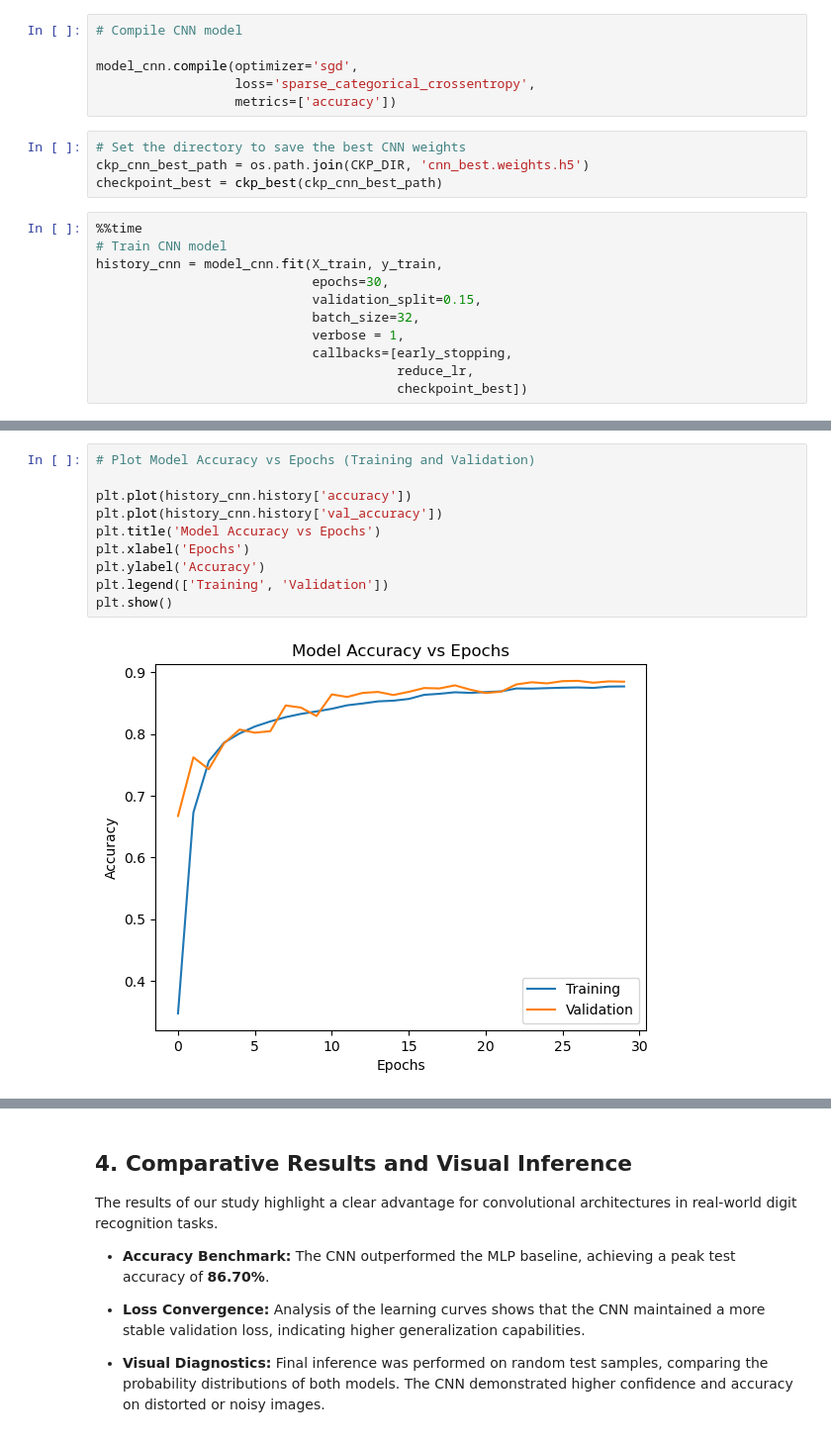
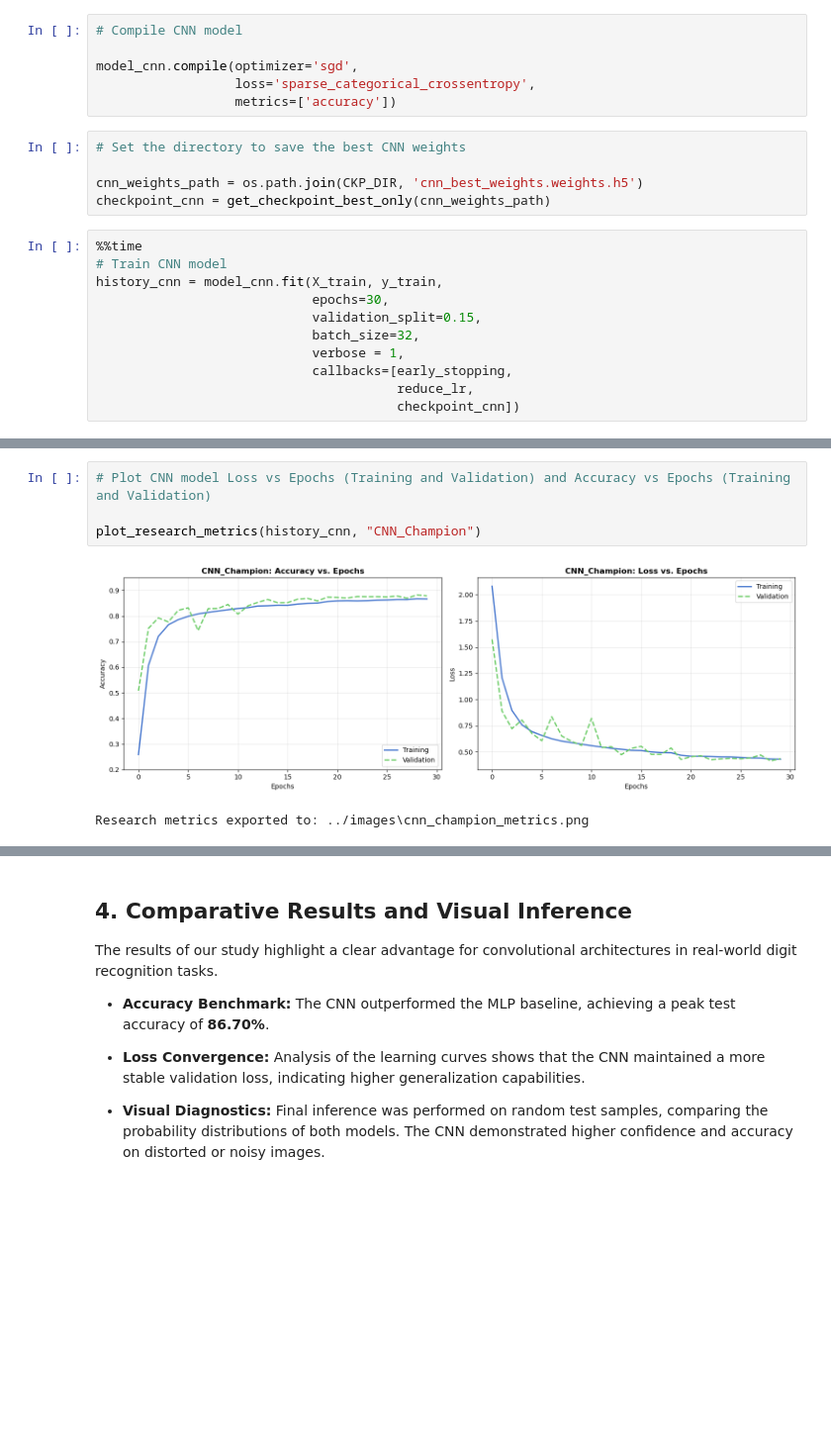
Before and after one commit to fvalerii/svhn-digit-classification, a Jupyter notebook: notebooks/svhn_image_classifier.ipynb, the cells around one changed output, grey strips where cells are left out. Shown at 99% size. Saved outputs shown, nothing was run; the diff lists cells and outputs as text; blank space fills up the shorter version.

```diff
--- a/notebooks/svhn_image_classifier.ipynb
+++ b/notebooks/svhn_image_classifier.ipynb
@@ -399,8 +460,9 @@ model_cnn.compile(optimizer='sgd',
                   metrics=['accuracy'])
 # %%
 # Set the directory to save the best CNN weights
-ckp_cnn_best_path = os.path.join(CKP_DIR, 'cnn_best.weights.h5')
-checkpoint_best = ckp_best(ckp_cnn_best_path)
+
+cnn_weights_path = os.path.join(CKP_DIR, 'cnn_best_weights.weights.h5')
+checkpoint_cnn = get_checkpoint_best_only(cnn_weights_path)
 # %%
 %%time
 # Train CNN model
@@ -411,6 +473,6 @@ history_cnn = model_cnn.fit(X_train, y_train,
                             verbose = 1,
                             callbacks=[early_stopping,
                                        reduce_lr,
-                                       checkpoint_best])
+                                       checkpoint_cnn])
 # %% [output]
 Epoch 1/30
@@ -445,15 +495,10 @@ plt.show()
-# %%
-# Plot Model Accuracy vs Epochs (Training and Validation)
-
-plt.plot(history_cnn.history['accuracy'])
-plt.plot(history_cnn.history['val_accuracy'])
-plt.title('Model Accuracy vs Epochs')
-plt.xlabel('Epochs')
-plt.ylabel('Accuracy')
-plt.legend(['Training', 'Validation'])
-plt.show()
-# %% [output]
-[figure, removed]
+# %%
+# Plot CNN model Loss vs Epochs (Training and Validation) and Accuracy vs Epochs (Training and Validation)
+
+plot_research_metrics(history_cnn, "CNN_Champion")
+# %% [output]
+[figure, added]
+Research metrics exported to: ../images\cnn_champion_metrics.png
 # %%
 # Evaluate trained CNN model on test set
 
```
Also changed, not shown: parts of 19 cells of this notebook.
